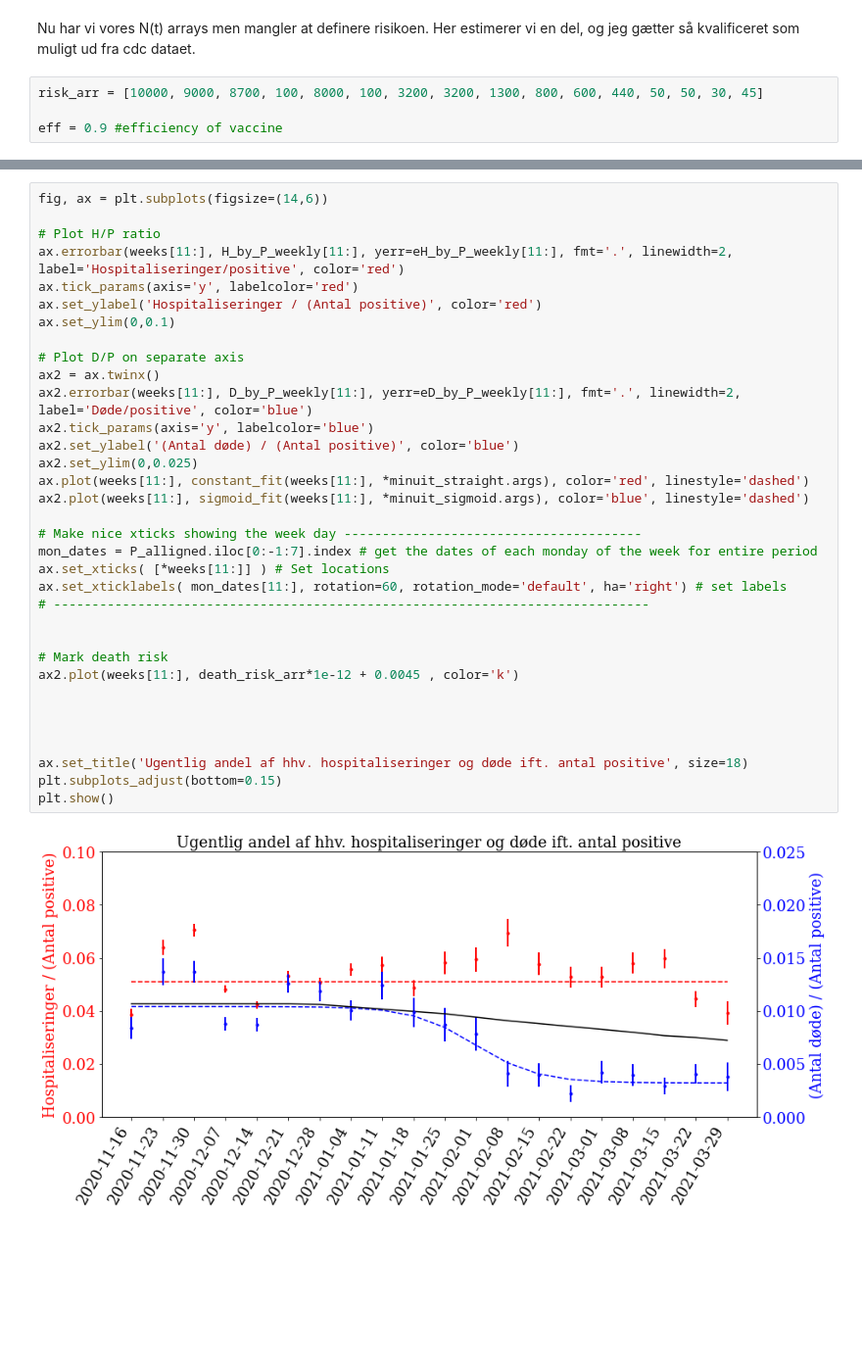
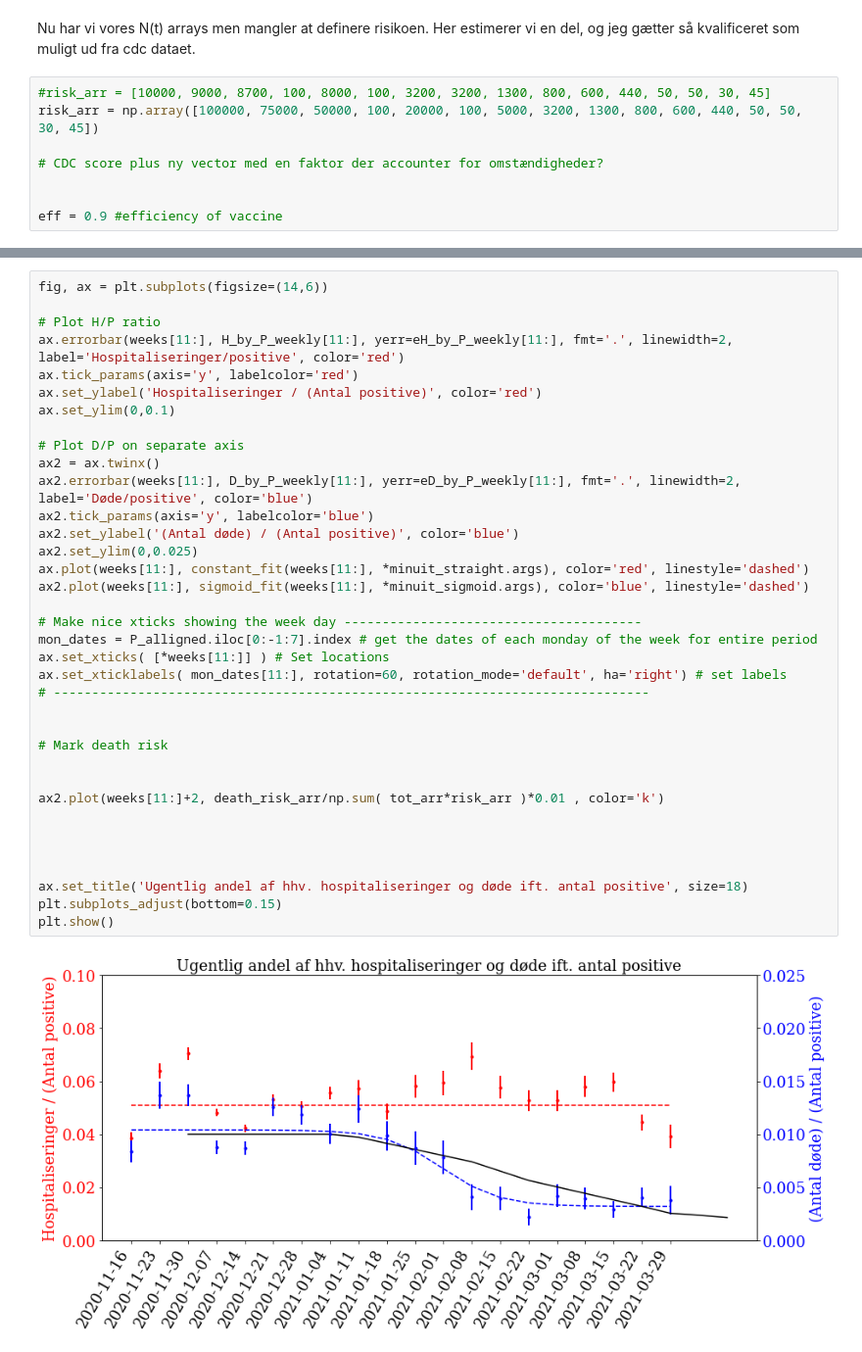
Before and after one commit to troelspetersen/Covid19fitting, a Jupyter notebook: MiscCode/Fraction_of_hospitalisation_Kimi.ipynb, the cells around one changed output, grey strips where cells are left out. Shown: that part at 98% size. Drawn from its saved outputs; the diff is of its cells as text; blank space fills up the shorter version.

```diff
--- a/MiscCode/Fraction_of_hospitalisation_Kimi.ipynb
+++ b/MiscCode/Fraction_of_hospitalisation_Kimi.ipynb
@@ -639,7 +641,11 @@ for i in range(len(tot_arr)):
 # %% [markdown]
 Nu har vi vores N(t) arrays men mangler at definere risikoen. Her estimerer vi en del, og jeg gætter så kvalificeret som muligt ud fra cdc dataet.
 # %%
-risk_arr = [10000, 9000, 8700, 100, 8000, 100, 3200, 3200, 1300, 800, 600, 440, 50, 50, 30, 45]
+#risk_arr = [10000, 9000, 8700, 100, 8000, 100, 3200, 3200, 1300, 800, 600, 440, 50, 50, 30, 45]
+risk_arr = np.array([100000, 75000, 50000, 100, 20000, 100, 5000, 3200, 1300, 800, 600, 440, 50, 50, 30, 45])
+
+# CDC score plus ny vector med en faktor der accounter for omstændigheder?
+
 
 eff = 0.9 #efficiency of vaccine
 # %%
@@ -674,32 +680,34 @@ fig, ax = plt.subplots(figsize=(14,6))
 ax.errorbar(weeks[11:], H_by_P_weekly[11:], yerr=eH_by_P_weekly[11:], fmt='.', linewidth=2, label='Hospitaliseringer/positive', color='red')
 ax.tick_params(axis='y', labelcolor='red')
 ax.set_ylabel('Hospitaliseringer / (Antal positive)', color='red')
 ax.set_ylim(0,0.1)
 
 # Plot D/P on separate axis
 ax2 = ax.twinx()
 ax2.errorbar(weeks[11:], D_by_P_weekly[11:], yerr=eD_by_P_weekly[11:], fmt='.', linewidth=2, label='Døde/positive', color='blue')
 ax2.tick_params(axis='y', labelcolor='blue')
 ax2.set_ylabel('(Antal døde) / (Antal positive)', color='blue')
 ax2.set_ylim(0,0.025)
 ax.plot(weeks[11:], constant_fit(weeks[11:], *minuit_straight.args), color='red', linestyle='dashed')
 ax2.plot(weeks[11:], sigmoid_fit(weeks[11:], *minuit_sigmoid.args), color='blue', linestyle='dashed')
 
 # Make nice xticks showing the week day ---------------------------------------
 mon_dates = P_alligned.iloc[0:-1:7].index # get the dates of each monday of the week for entire period
 ax.set_xticks( [*weeks[11:]] ) # Set locations
 ax.set_xticklabels( mon_dates[11:], rotation=60, rotation_mode='default', ha='right') # set labels
 # ------------------------------------------------------------------------------
 
 
 # Mark death risk
-ax2.plot(weeks[11:], death_risk_arr*1e-12 + 0.0045 , color='k')
+
+
+ax2.plot(weeks[11:]+2, death_risk_arr/np.sum( tot_arr*risk_arr )*0.01 , color='k')
 
 
 
 
 ax.set_title('Ugentlig andel af hhv. hospitaliseringer og døde ift. antal positive', size=18)
 plt.subplots_adjust(bottom=0.15)
 plt.show()
 # %% [output]
-[figure, old version]
+[figure, new version]
```
Also changed, not shown: parts of 6 cells of this notebook.
